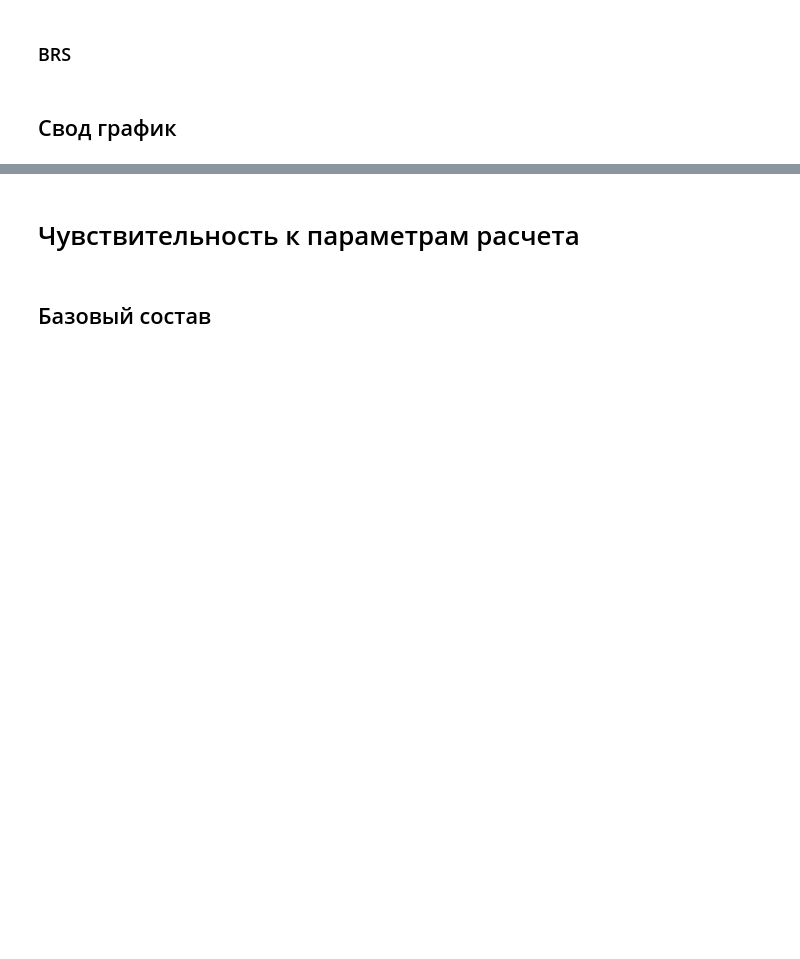
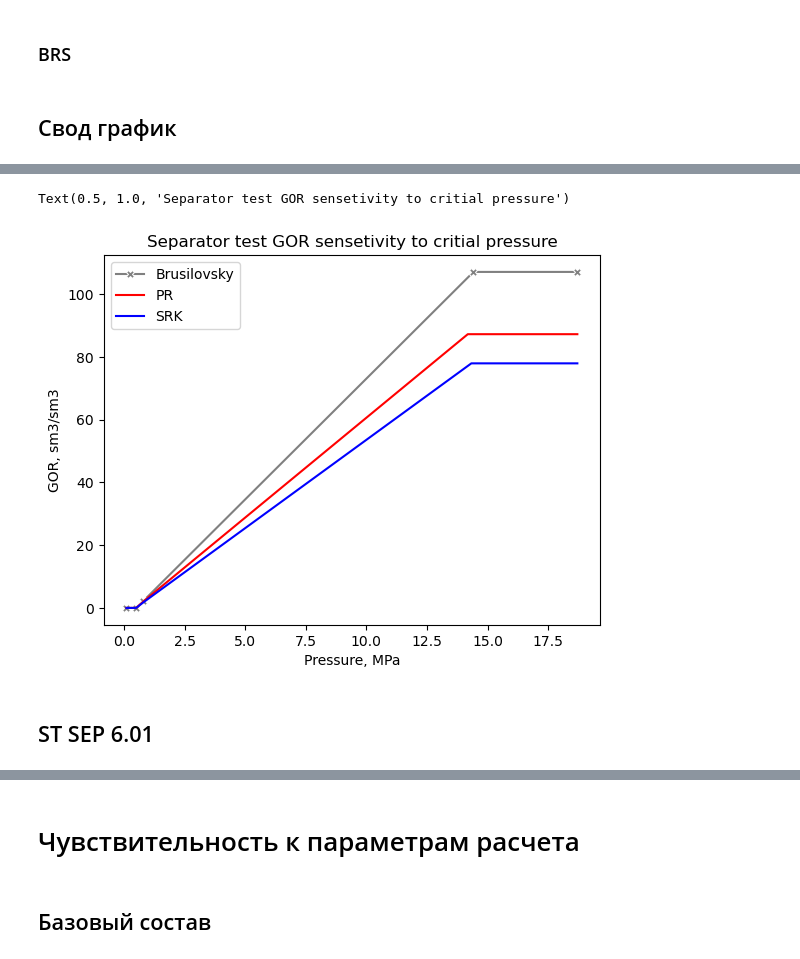
Before and after one commit to SidorenkoDD/BlackBoxFluid, a Jupyter notebook: code/notebook diss.ipynb, the cells around one changed output, grey strips where cells are left out. Saved outputs shown, nothing was run; the diff lists cells and outputs as text; code cells hidden in the pictures; blank space fills up the shorter version.

```diff
--- a/code/notebook diss.ipynb
+++ b/code/notebook diss.ipynb
@@ -472,0 +1036,10 @@ plt.xlabel('Temp, C')
+# %%
+excel_loader = CompositionExcelLoader(r'C:\Users\user\Desktop\PVT_TSU\diss\np.xlsx')
+np_dict_36 = excel_loader.load(header=True, sheet='to_model_36comps_shlm')
+# %%
+base_comp_36 = Composition(np_dict_36)
+base_comp_36.edit_component_properties('C36', {'molar_mass':611.14})
+# %%
+model_ai_36 = CompositionalModel(base_comp_36, eos = 'BRSEOS')
+model_pr_36 = CompositionalModel(base_comp_36, eos = 'PREOS')
+model_srk_36 = CompositionalModel(base_comp_36, eos = 'SRKEOS')
@@ -472,0 +1079,14 @@ plt.xlabel('Temp, C')
+# %%
+sns.lineplot(marker='X', x= model_ai_36.experiments.SEPARATORTEST_MOD.result.pressure_arr, y= model_ai_36.experiments.SEPARATORTEST_MOD.result.rs, color = 'gray', label = 'Brusilovsky')
+sns.lineplot(marker='', x= model_pr_36.experiments.SEPARATORTEST_MOD.result.pressure_arr, y= model_pr_36.experiments.SEPARATORTEST_MOD.result.rs, color = 'red', label = 'PR')
+sns.lineplot(marker='', x= model_srk_36.experiments.SEPARATORTEST_MOD.result.pressure_arr, y= model_srk_36.experiments.SEPARATORTEST_MOD.result.rs, color = 'blue', label = 'SRK')
+#sns.lineplot(marker='', x= model_ai_mw.experiments.SEPARATORTEST_MOD.result.pressure_arr, y= model_ai_mw.experiments.SEPARATORTEST_MOD.result.rs, color = 'blue', label = 'BRS_MW')
+# sns.lineplot(marker='X', x = [30, 21.2, 0.55, 0.16, 0], y = [158.85, 158.85, 13.33, 6.14, 0], label ='LAB')
+plt.xlabel('Pressure, MPa')
+plt.ylabel('GOR, sm3/sm3')
+plt.title('Separator test GOR sensetivity to critial pressure')
+# %% [output]
+Text(0.5, 1.0, 'Separator test GOR sensetivity to critial pressure')
+[figure, added]
+# %% [markdown]
+## ST SEP 6.01
```
Also changed, not shown: parts of 183 cells of this notebook, 11 other files.
